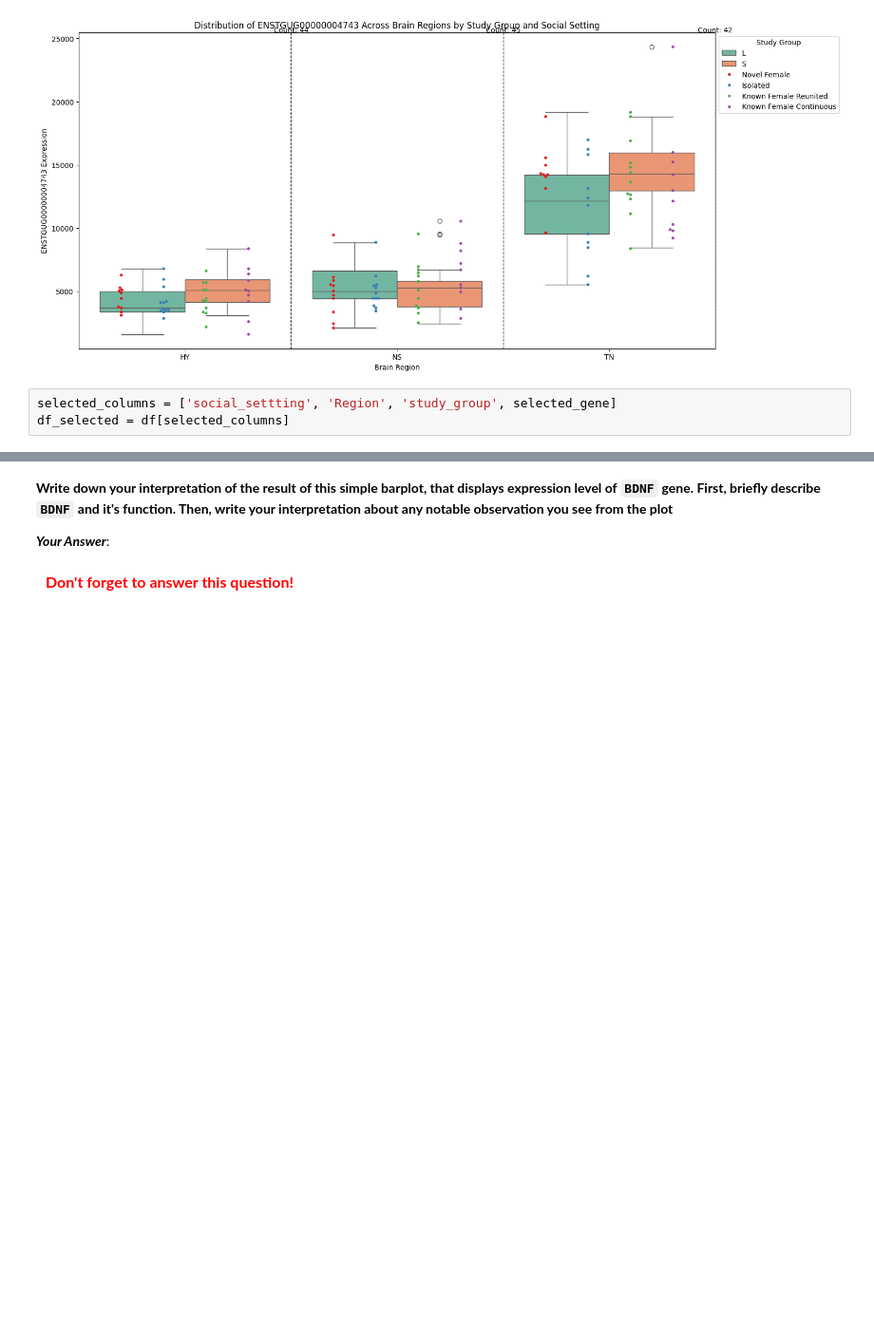
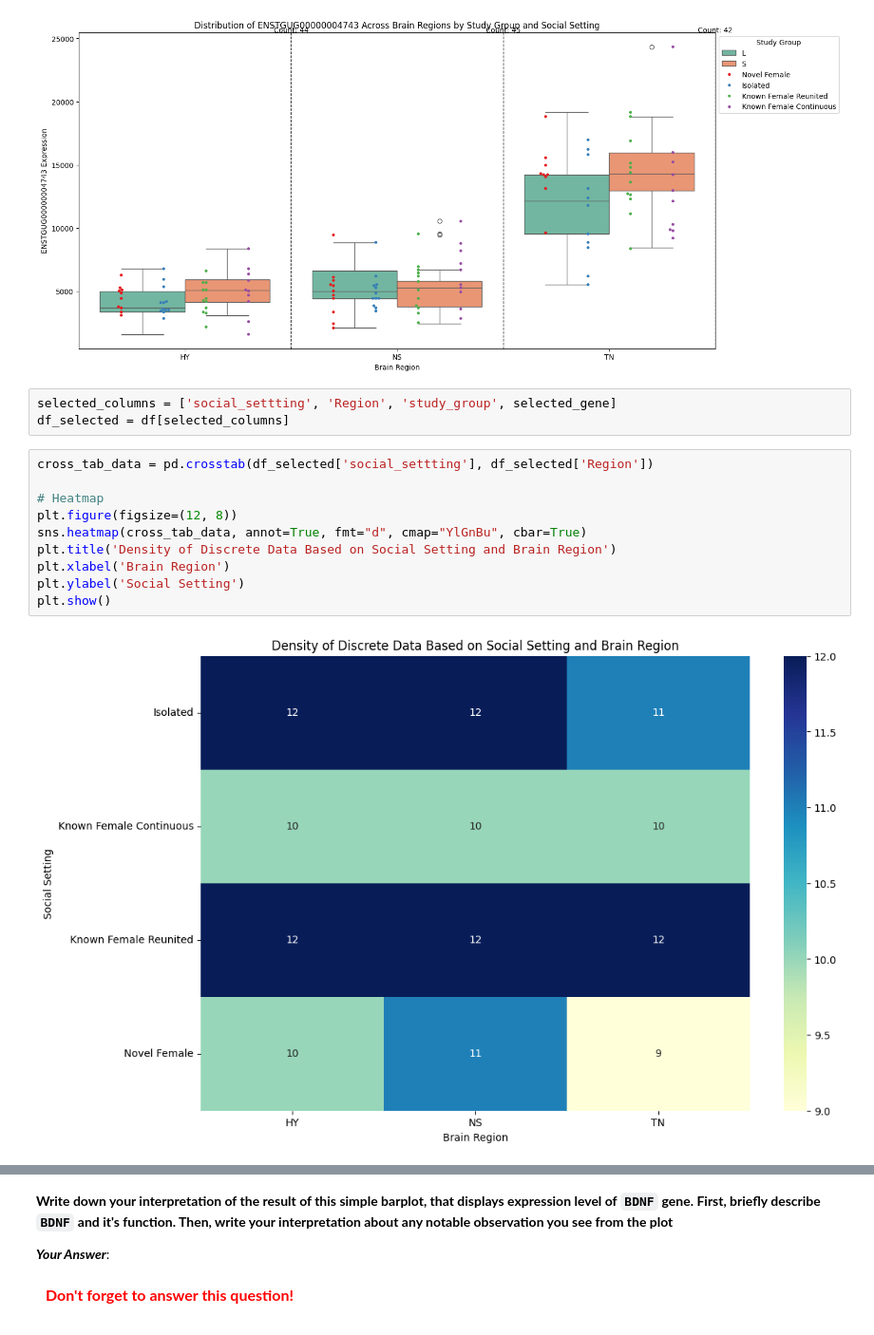
Before and after one commit to mjmaher987/Bioinformatics-Project, a Jupyter notebook: Task 3/SongBirdStudy.ipynb, the cells around one changed output, grey strips where cells are left out. Shown at 95% size. Drawn from its saved outputs; the diff is of its cells as text; blank space fills up the shorter version.

Commit message:
Add files via upload
more data visualization and doing the last part

```diff
--- a/Task 3/SongBirdStudy.ipynb
+++ b/Task 3/SongBirdStudy.ipynb
@@ -573,3 +499,15 @@ plt.show()
 # %%
 selected_columns = ['social_settting', 'Region', 'study_group', selected_gene]
 df_selected = df[selected_columns]
+# %%
+cross_tab_data = pd.crosstab(df_selected['social_settting'], df_selected['Region'])
+
+# Heatmap
+plt.figure(figsize=(12, 8))
+sns.heatmap(cross_tab_data, annot=True, fmt="d", cmap="YlGnBu", cbar=True)
+plt.title('Density of Discrete Data Based on Social Setting and Brain Region')
+plt.xlabel('Brain Region')
+plt.ylabel('Social Setting')
+plt.show()
+# %% [output]
+[figure, added]
```
Also changed, not shown: parts of 47 cells of this notebook.
